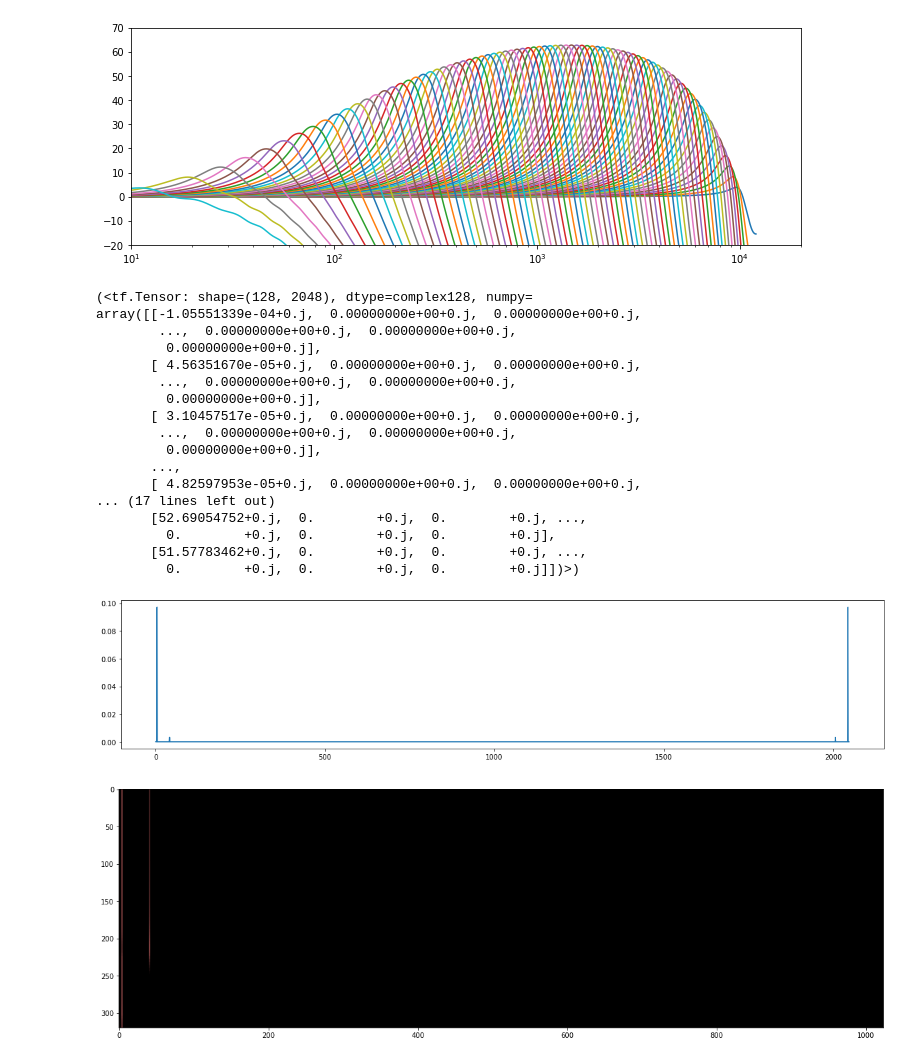
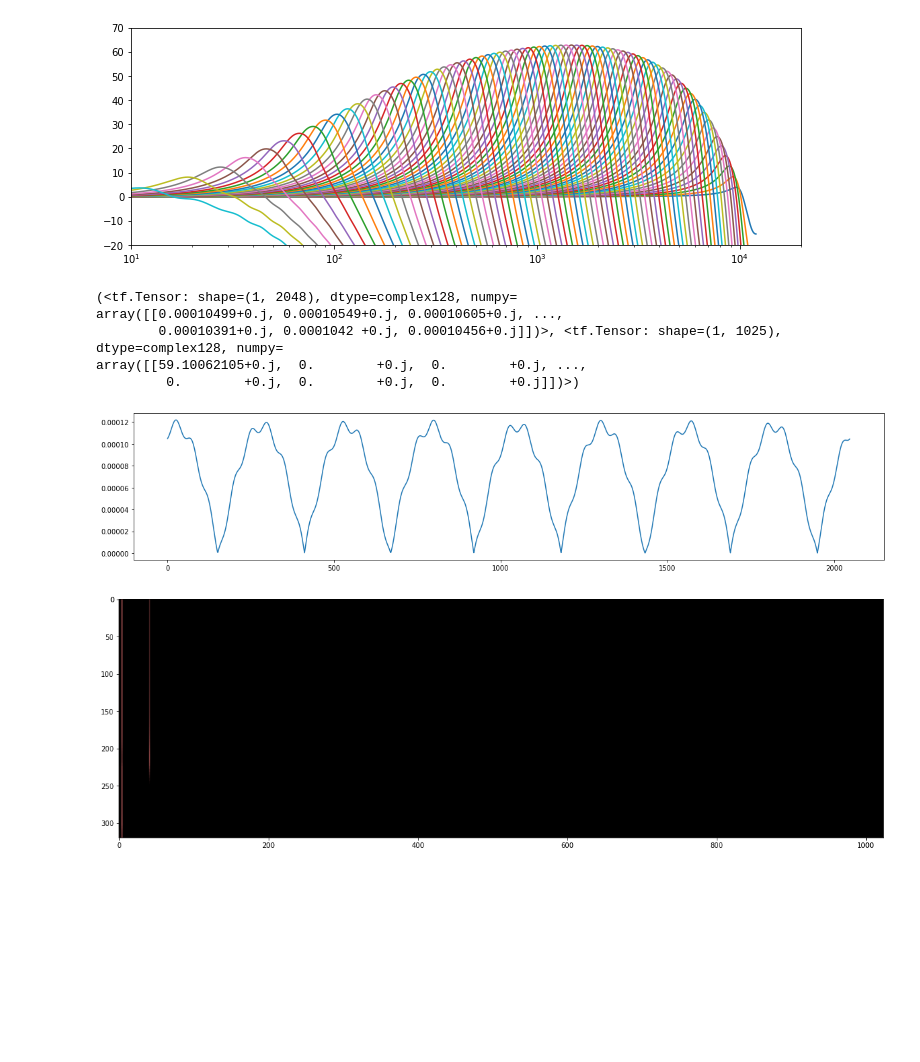
Before and after one commit to google-research/korvapuusti, a Jupyter notebook: experiments/partial_loudness/analysis/jupyter/TensorEars.ipynb, the cells around one changed output. Saved outputs shown, nothing was run; the diff lists cells and outputs as text; code cells hidden in the pictures; blank space fills up the shorter version.

```diff
--- a/experiments/partial_loudness/analysis/jupyter/TensorEars.ipynb
+++ b/experiments/partial_loudness/analysis/jupyter/TensorEars.ipynb
@@ -444,32 +535,20 @@ plot_many_z(CARLayer()(np.ones([1, 48000], dtype=np.complex128))[0])
 # %% [output]
 [figure]
 # %%
-one_khz_examples = load_examples('/home/zond/DriveFileStream/My Drive/korvapuusti/listening_tests/modern_format/by_probe_center/1kHz/*/*.json').batch(128)
+one_khz_examples = load_examples('/home/zond/DriveFileStream/My Drive/korvapuusti/listening_tests/modern_format/by_probe_center/1kHz/*/*.json').batch(1)
 for ex in one_khz_examples.take(1):
     ex0 = ex
 print(ex)
 plt.figure(figsize=(20,4))
 plt.plot(np.arange(window_size), np.abs(ex0[0][0,:window_size]))
 plt.show()
 # %% [output]
-(<tf.Tensor: shape=(128, 2048), dtype=complex128, numpy=
-array([[-1.05551339e-04+0.j,  0.00000000e+00+0.j,  0.00000000e+00+0.j,
-        ...,  0.00000000e+00+0.j,  0.00000000e+00+0.j,
-         0.00000000e+00+0.j],
-       [ 4.56351670e-05+0.j,  0.00000000e+00+0.j,  0.00000000e+00+0.j,
-        ...,  0.00000000e+00+0.j,  0.00000000e+00+0.j,
-         0.00000000e+00+0.j],
-       [ 3.10457517e-05+0.j,  0.00000000e+00+0.j,  0.00000000e+00+0.j,
-        ...,  0.00000000e+00+0.j,  0.00000000e+00+0.j,
-         0.00000000e+00+0.j],
-       ...,
-       [ 4.82597953e-05+0.j,  0.00000000e+00+0.j,  0.00000000e+00+0.j,
-... (17 lines left out)
-       [52.69054752+0.j,  0.        +0.j,  0.        +0.j, ...,
-         0.        +0.j,  0.        +0.j,  0.        +0.j],
-       [51.57783462+0.j,  0.        +0.j,  0.        +0.j, ...,
+(<tf.Tensor: shape=(1, 2048), dtype=complex128, numpy=
+array([[0.00010499+0.j, 0.00010549+0.j, 0.00010605+0.j, ...,
+        0.00010391+0.j, 0.0001042 +0.j, 0.00010456+0.j]])>, <tf.Tensor: shape=(1, 1025), dtype=complex128, numpy=
+array([[59.10062105+0.j,  0.        +0.j,  0.        +0.j, ...,
          0.        +0.j,  0.        +0.j,  0.        +0.j]])>)
-[figure, old version]
+[figure, new version]
 # %%
 plot_snr(SNRLayer()(CARLayer()(OuterEarLayer()(ex0[0])))[0])
 # %% [output]
```
Also changed, not shown: parts of 3 cells of this notebook.
